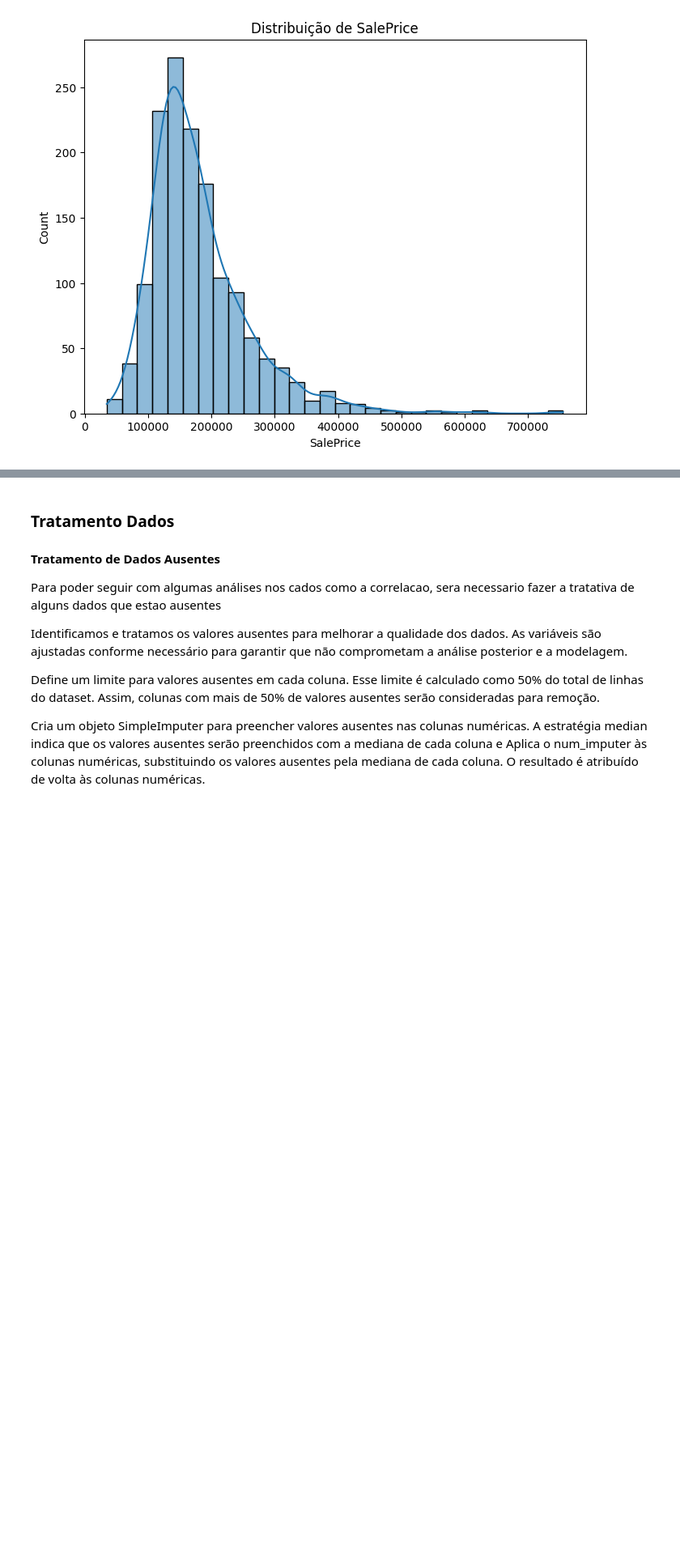
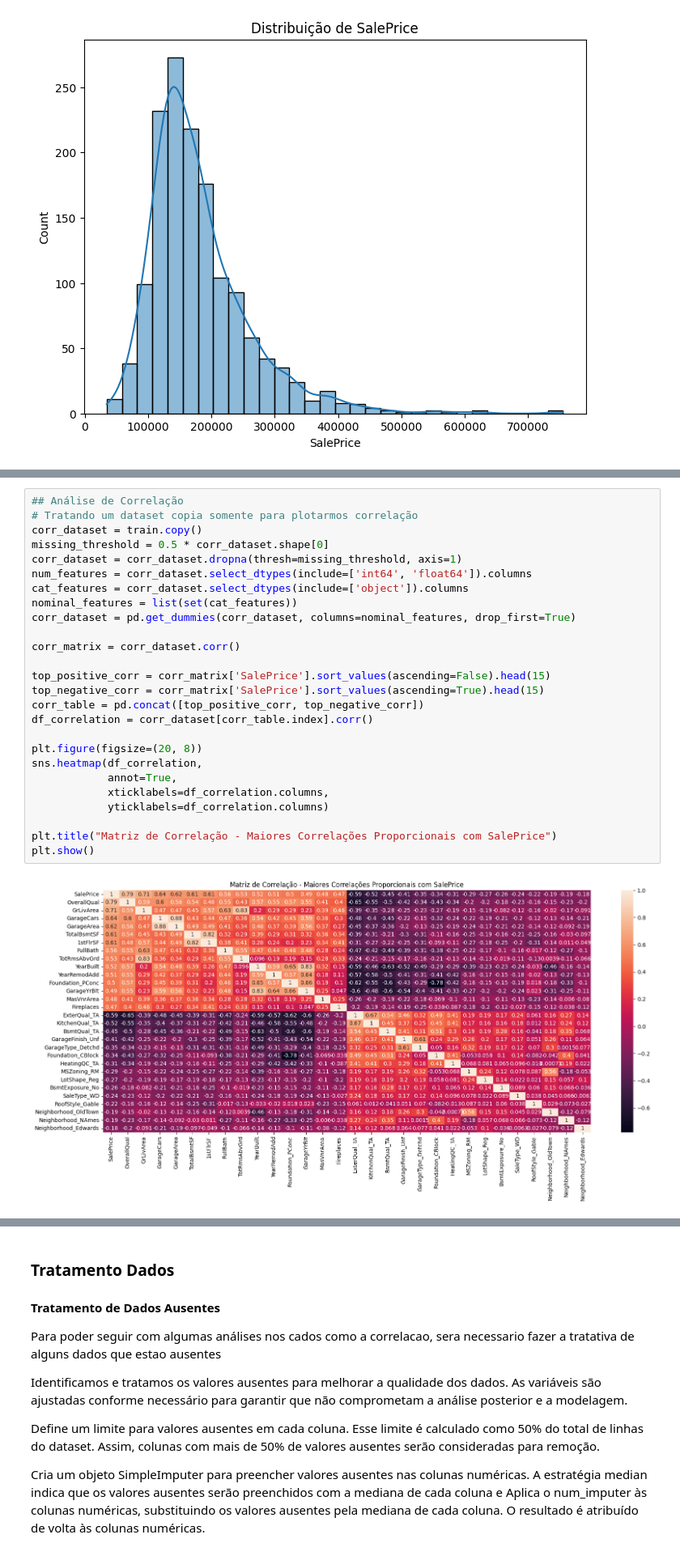
Before and after one commit to Nathan-Rgs/patternRecognition-supervisedLearning, a Jupyter notebook: regression/houses.ipynb, the cells around one changed output, grey strips where cells are left out. Shown at 81% size. Saved outputs shown, nothing was run; the diff lists cells and outputs as text; blank space fills up the shorter version.

```diff
--- a/regression/houses.ipynb
+++ b/regression/houses.ipynb
@@ -116,0 +128,28 @@ plt.show()
+# %%
+## Análise de Correlação
+# Tratando um dataset copia somente para plotarmos correlação
+corr_dataset = train.copy()
+missing_threshold = 0.5 * corr_dataset.shape[0]
+corr_dataset = corr_dataset.dropna(thresh=missing_threshold, axis=1)
+num_features = corr_dataset.select_dtypes(include=['int64', 'float64']).columns
+cat_features = corr_dataset.select_dtypes(include=['object']).columns
+nominal_features = list(set(cat_features))
+corr_dataset = pd.get_dummies(corr_dataset, columns=nominal_features, drop_first=True)
+
+corr_matrix = corr_dataset.corr()
+
+top_positive_corr = corr_matrix['SalePrice'].sort_values(ascending=False).head(15)
+top_negative_corr = corr_matrix['SalePrice'].sort_values(ascending=True).head(15)
+corr_table = pd.concat([top_positive_corr, top_negative_corr])
+df_correlation = corr_dataset[corr_table.index].corr()
+
+plt.figure(figsize=(20, 8))
+sns.heatmap(df_correlation,
+            annot=True,
+            xticklabels=df_correlation.columns,
+            yticklabels=df_correlation.columns)
+
+plt.title("Matriz de Correlação - Maiores Correlações Proporcionais com SalePrice")
+plt.show()
+# %% [output]
+[figure, added]
```
Also changed, not shown: parts of 22 cells of this notebook.
